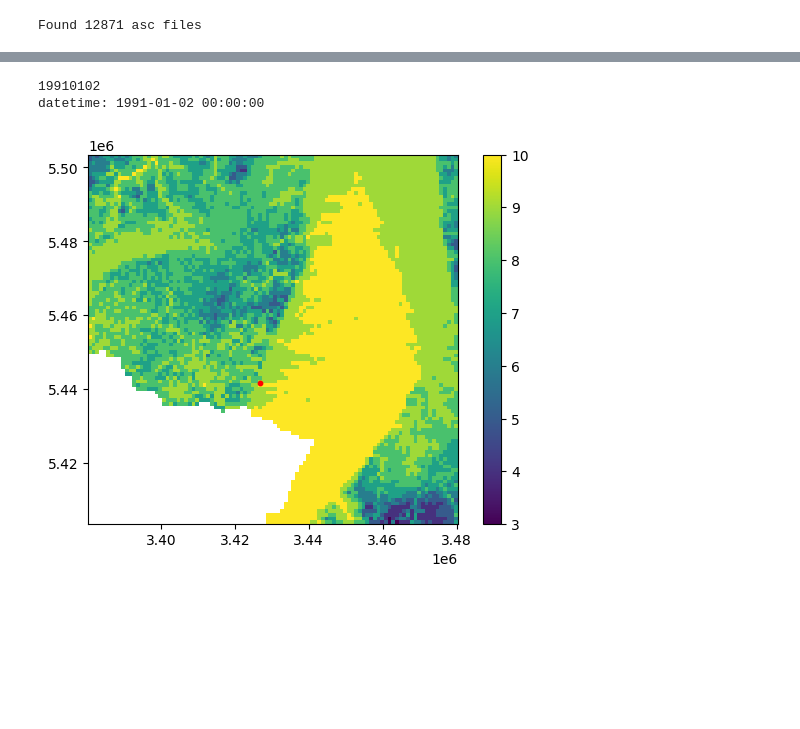
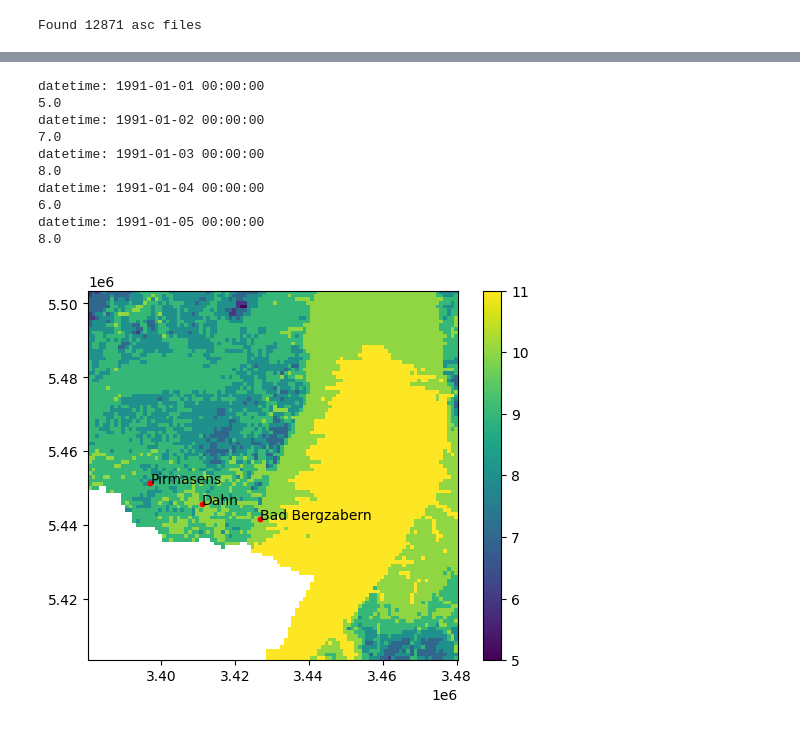
Before and after one commit to danielsehr/pred-Q-ueich, a Jupyter notebook: download_pet_asc.ipynb, the cells around one changed output, grey strips where cells are left out. Cells and saved outputs as stored; diff of their text form; code cells hidden in the pictures; blank space fills up the shorter version.

Commit message:
ipynb ready to extracted pet data for all 3 location from all asc raster files

```diff
--- a/download_pet_asc.ipynb
+++ b/download_pet_asc.ipynb
@@ -112,43 +200,52 @@ window = Window(
     col_off=100, row_off=600,
     width=100, height=100
 )
 
 # Open raster, read data
-for path in pet_paths[1:2]:
+for path in pet_paths[0:5]:
 
     # Extrac date from filename
     datestring = path.stem.split("_")[-1]
     datetime = pd.to_datetime(datestring, format="%Y%m%d")
     print(f"datetime: {datetime}")
-
 
 
     with rasterio.open(path) as src:
         data = src.read(1, window=window)
         profile = src.profile
         transform = src.window_transform(window)
 
     # nodata
     nodata = src.nodata
     data = np.where(data == nodata, np.nan, data)
 
 
     # Extract pet at location
     row, col = rowcol(transform=transform, xs=x, ys=y)
 
     pet = data[row, col]
     print(pet)
 
-# # Plot
-# plt.imshow(
-#     data,
-#     extent = plotting_extent(data, transform),
-#     origin="upper"
-# )
-# plt.colorbar()
-# plt.scatter(x, y, marker="o", s=10, c="red")
-# plt.show()
+# Plot
+plt.imshow(
+    data,
+    extent = plotting_extent(data, transform),
+    origin="upper"
+)
+plt.colorbar()
+for key, (x, y) in locations_31467.items():
+    plt.scatter(x, y, marker="o", s=10, c="red")
+    plt.text(x, y, key)
+plt.show()
 # %% [output]
-19910102
+datetime: 1991-01-01 00:00:00
+5.0
 datetime: 1991-01-02 00:00:00
+7.0
+datetime: 1991-01-03 00:00:00
+8.0
+datetime: 1991-01-04 00:00:00
+6.0
+datetime: 1991-01-05 00:00:00
+8.0
-[figure, old version]
+[figure, new version]
```
Also changed, not shown: parts of 6 cells of this notebook.
